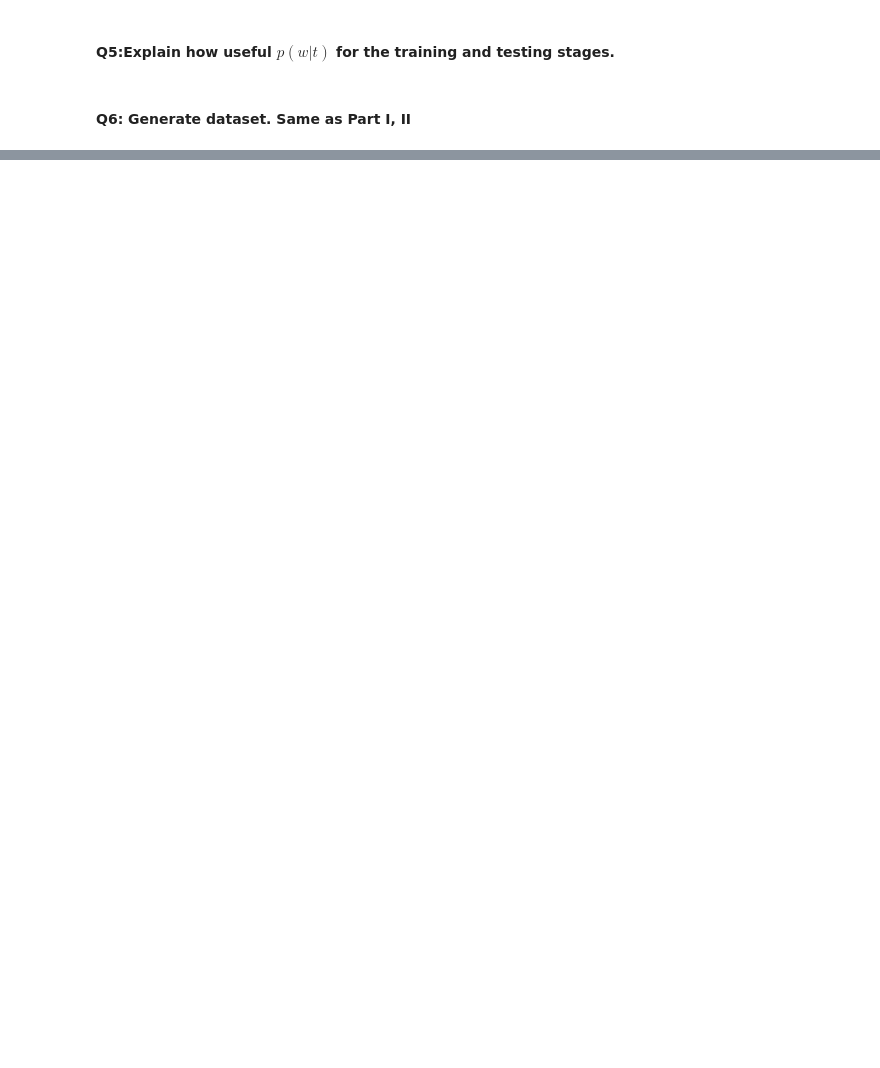
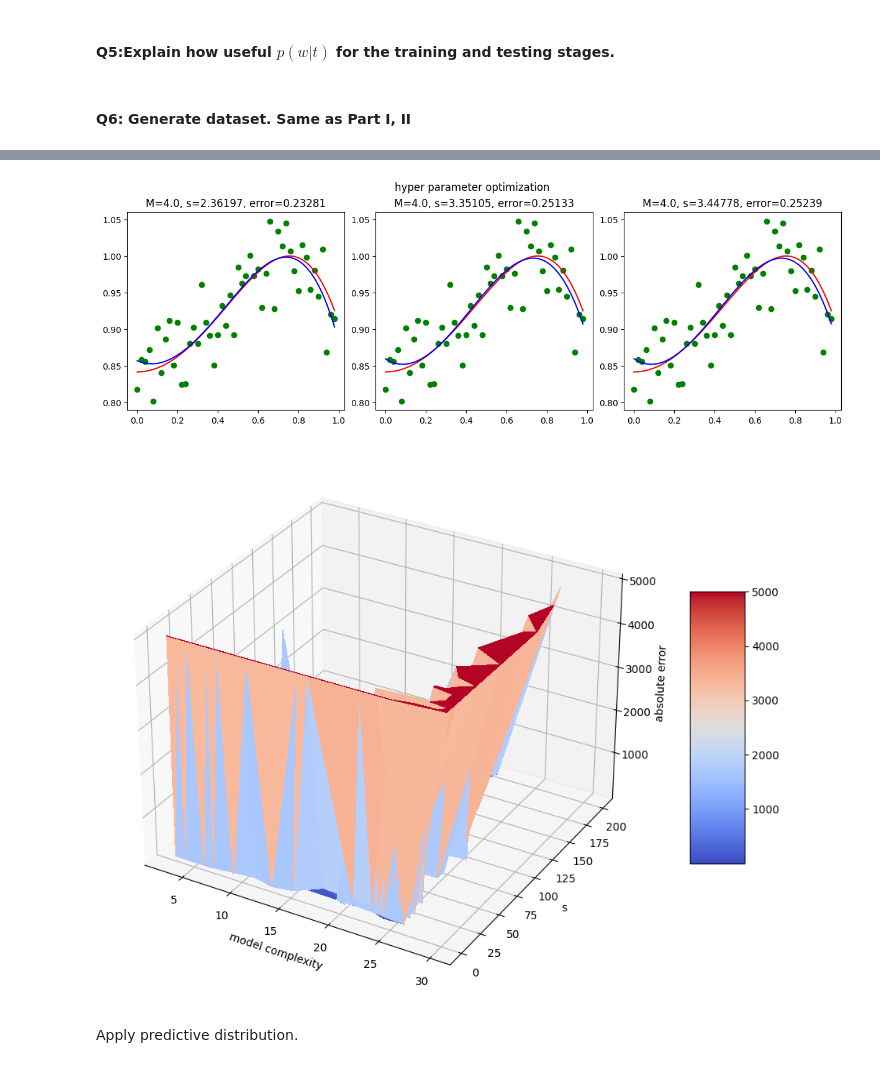
Before and after one commit to Observe-l/Msc_course, a Jupyter notebook: EE5907/CA/EE5907_CA1.ipynb, the cells around one changed output, grey strips where cells are left out. Drawn from its saved outputs; the diff is of its cells as text; code cells hidden in the pictures; blank space fills up the shorter version.

```diff
--- a/EE5907/CA/EE5907_CA1.ipynb
+++ b/EE5907/CA/EE5907_CA1.ipynb
@@ -539,7 +504,8 @@ def hyper_opt_gau_p2(x:np.ndarray, y:np.ndarray, y_noisy, num_trails:int=100):
     ax.set_xlabel("model complexity")
     ax.set_ylabel("s")
     ax.set_zlabel("absolute error")
+    return best_results[0]['result']['params']['model_complexity'], best_results[0]['result']['params']['s']
 
 
-# Try 3000 different parameters, find the best 3 results
-hyper_opt_gau_p2(x_p2, y_p2, y_noisy_p2,3000)
+# Try 1000 different parameters, find the best 3 results
+tmp_m= hyper_opt_gau_p2(x_p2, y_p2, y_noisy_p2,1000)
@@ -727,0 +702,9 @@ Refer to PRML 3.3.2
+# %%
+# Get the best model
+m_p3, s_p3 = hyper_opt_gau_p2(x, y, y_noisy,1000)
+alpha_p3 = s_p3 ** (-2)
+# %% [output]
+[figure, added]
+[figure, added]
+# %% [markdown]
+Apply predictive distribution.
```
Also changed, not shown: parts of 23 cells of this notebook, 1 other file.
